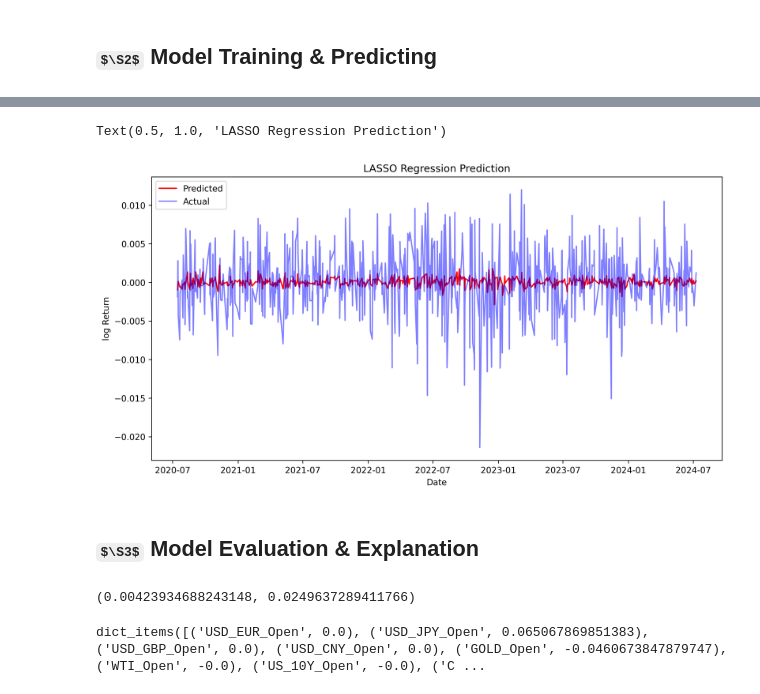
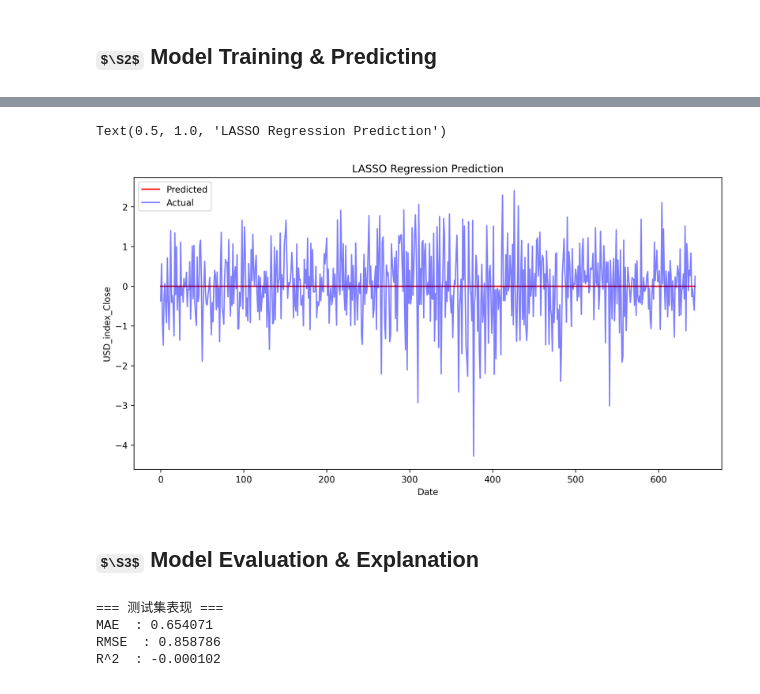
Before and after one commit to LizPink/Financial-Big-Data, a Jupyter notebook: Lasso_Regression.ipynb, the cells around one changed output, grey strips where cells are left out. Drawn from its saved outputs; the diff is of its cells as text; code cells hidden in the pictures; some formulas as TeX source.

Commit message:
Update Lasso with Model Evaluation

```diff
--- a/Lasso_Regression.ipynb
+++ b/Lasso_Regression.ipynb
@@ -31,10 +49,11 @@ y = Data[[Dependent_Variable]]
 # %%
 ### Split Train, Valid and Test Sets
-X_train, X_test, y_train, y_test = train_test_split(X, y, test_size=0.2, shuffle=False)
+train_size = int(len(Data) * 0.8)
+X_train, X_test = X.iloc[:train_size, :], X.iloc[train_size:, :]
+y_train, y_test = y.iloc[:train_size, :], y.iloc[train_size:, :]
 
-### Data Scaling
-scaler_X, scaler_y = StandardScaler(), StandardScaler()
-X_train_scaled = scaler_X.fit_transform(X_train)
-X_test_scaled = scaler_X.transform(X_test)
-y_train_scaled = scaler_y.fit_transform(y_train)
-y_test_scaled = scaler_y.transform(y_test)
+
+#### Split Train Set into Tims Series
+tsCV = TimeSeriesSplit(n_splits=5)
+for fold, (train_idx, test_idx) in enumerate(tsCV.split(X_train)):
+    print(f"Fold {fold}: Train {len(train_idx)}, Test {len(test_idx)}")
@@ -49,37 +131,36 @@ Lasso(alpha=0.05)
 # %%
 ## Model Prediction
-y_pred_scaled = lasso.predict(X_test_scaled)
-y_pred = scaler_y.inverse_transform(y_pred_scaled.reshape(-1,1))
-y_pred = pd.DataFrame(y_pred, index=y_test.index, columns=[Dependent_Variable])
-
-### Visualization of Predictions
-fig, ax1 = plt.subplots(figsize=(12,6), dpi=300)
-ax1.plot(y_pred, label="Predicted", color="red")
-ax1.plot(y_test, label="Actual", color="blue", alpha=0.5)
-
-ax1.set_xlabel("Date")
-ax1.set_ylabel("log Return")
-ax1.legend()
-ax1.set_title("LASSO Regression Prediction")
+### 在gsCV中，refit已经选取了最优模型，Pipe在整个训练集上进行了重新训练
+best_lasso = gsCV.best_estimator_
+best_lasso.named_steps["model"].alpha
+y_pred = best_lasso.predict(X_test)
-# %% [output]
-Text(0.5, 1.0, 'LASSO Regression Prediction')
-[figure, removed]
+# %%
+### Prediction Visualization
+fig, ax1 = plt.subplots(figsize=(12,6), dpi=300)
+ax1.plot(y_pred, label="Predicted", color="red")
+ax1.plot(y_test, label="Actual", color="blue", alpha=0.5)
+ax1.set_xlabel("Date")
+ax1.set_ylabel("USD_index_Close")
+ax1.legend()
+ax1.set_title("LASSO Regression Prediction")
+# %% [output]
+Text(0.5, 1.0, 'LASSO Regression Prediction')
+[figure, added]
 # %% [markdown]
 ## $\S3$ Model Evaluation & Explanation
 # %%
 ## Model Evaluation
-from sklearn.metrics import root_mean_squared_error, r2_score
-rmse = root_mean_squared_error(y_test, y_pred)
-r2 = r2_score(y_test, y_pred)
+# 4.2 计算测试集指标
+test_mae = mean_absolute_error(y_test, y_pred)
+test_rmse = root_mean_squared_error(y_test, y_pred)
+test_r2 = r2_score(y_test, y_pred)
 
-rmse,r2
+print("=== 测试集表现 ===")
+print(f"MAE  : {test_mae:.6f}")
+print(f"RMSE  : {test_rmse:.6f}")
+print(f"R^2  : {test_r2:.6f}")
 # %% [output]
-(0.00423934688243148, 0.0249637289411766)
+=== 测试集表现 ===
+MAE  : 0.654071
+RMSE  : 0.858786
+R^2  : -0.000102
-# %%
-## Feature Coefficient(Scaled X and y Variables)
-feature_coef = dict(zip(X.columns.tolist(), lasso.coef_.tolist()))
-### 对一个元组列表进行排序，排序的key是每个回归系数的绝对值，Reversed表示倒序排列
-feature_coef = dict(sorted(feature_coef.items(), key=lambda item: abs(item[1]), reverse=True))
-feature_coef
-# %% [output]
-dict_items([('USD_EUR_Open', 0.0), ('USD_JPY_Open', 0.065067869851383), ('USD_GBP_Open', 0.0), ('USD_CNY_Open', 0.0), ('GOLD_Open', -0.0460673847879747), ('WTI_Open', -0.0), ('US_10Y_Open', -0.0), ('C ...
```
Also changed, not shown: parts of 6 cells of this notebook.
